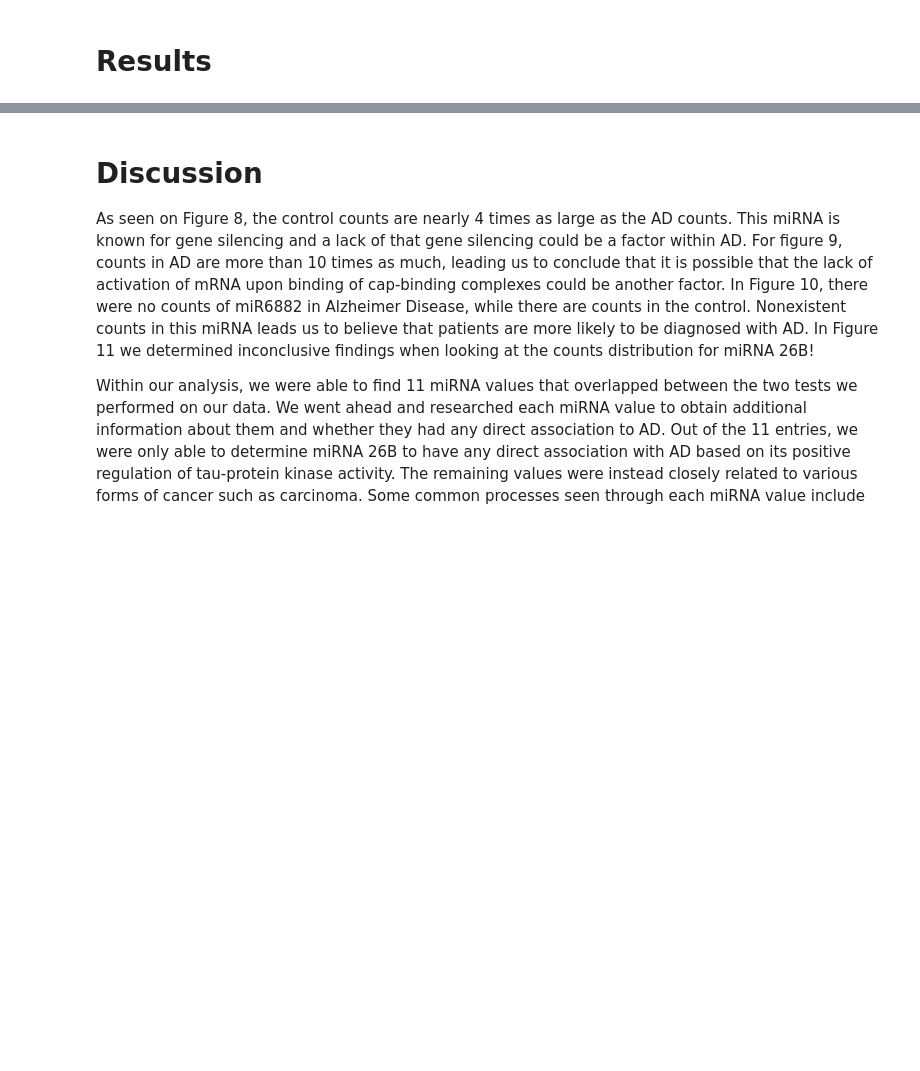
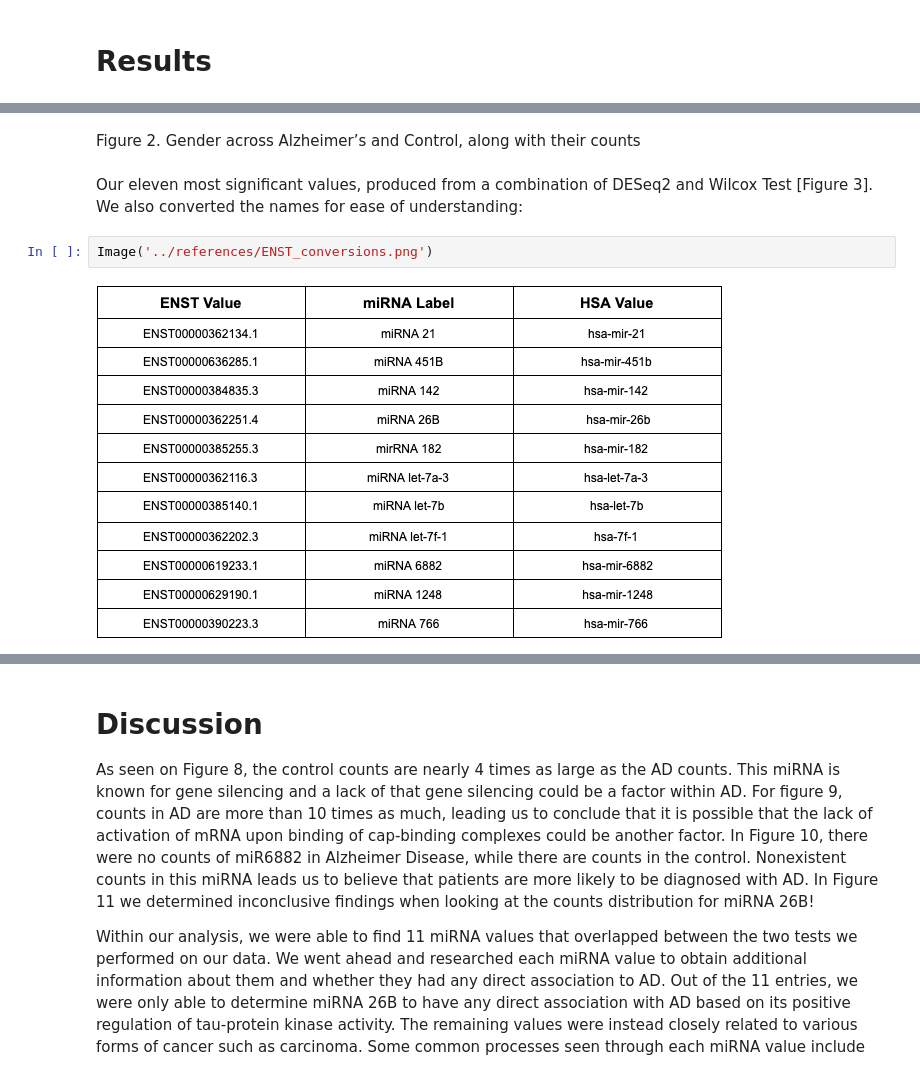
Before and after one commit to justjk139/alzheimers_gene_analysis, a Jupyter notebook: notebooks/Alzheimers-Biomarker-Analysis.ipynb, the cells around one changed output, grey strips where cells are left out. Cells and saved outputs as stored; diff of their text form; blank space fills up the shorter version.

```diff
--- a/notebooks/Alzheimers-Biomarker-Analysis.ipynb
+++ b/notebooks/Alzheimers-Biomarker-Analysis.ipynb
@@ -246,0 +184,8 @@ For all four of our miRNA’s, we plotted their counterparts: their counts in AD
+# %% [markdown]
+Figure 2. Gender across Alzheimer’s and Control, along with their counts
+# %% [markdown]
+Our eleven most significant values, produced from a combination of DESeq2 and Wilcox Test [Figure 3]. We also converted the names for ease of understanding:
+# %%
+Image('../references/ENST_conversions.png')
+# %% [output]
+[figure, added]
```
Also changed, not shown: parts of 26 cells of this notebook, 1 other file.
